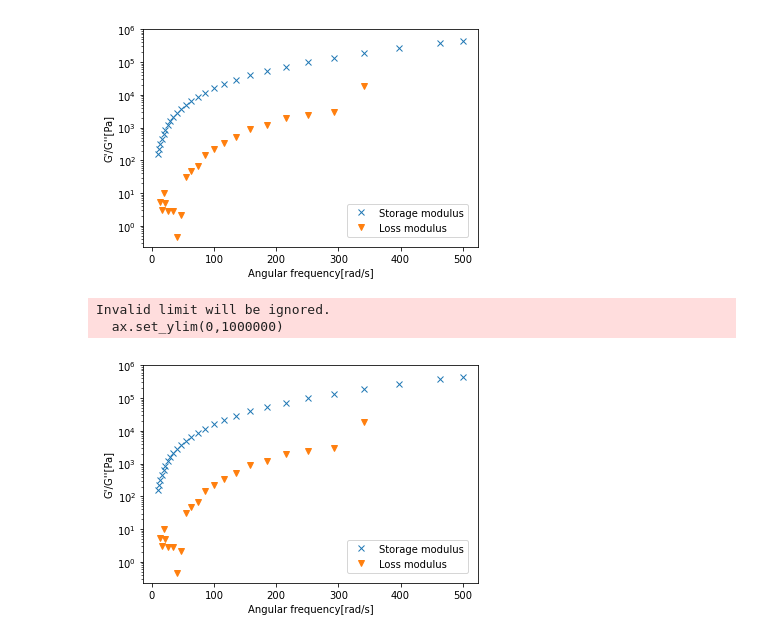
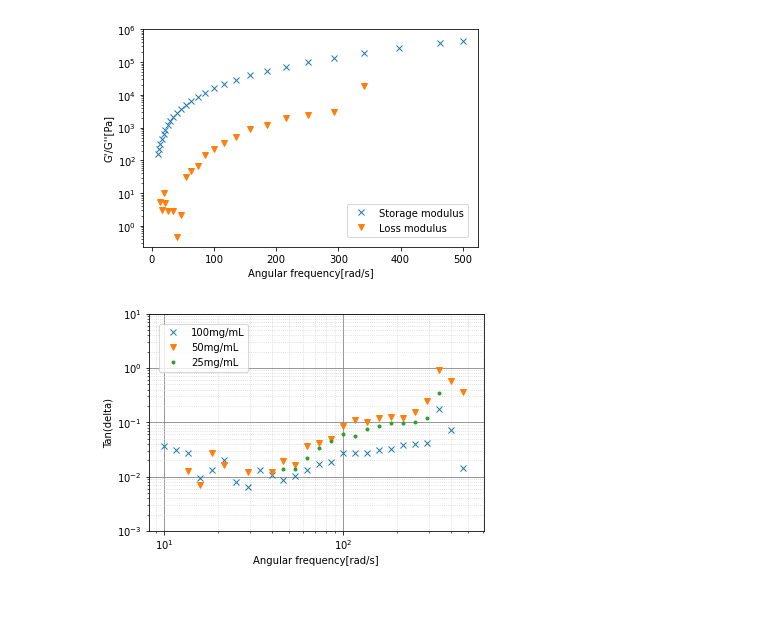
Before and after one commit to komainu99/dynamic-mechanical-analysis, a Jupyter notebook: debug.ipynb, the cells around one changed output. Drawn from its saved outputs; the diff is of its cells as text; code cells hidden in the pictures; blank space fills up the shorter version.

```diff
--- a/debug.ipynb
+++ b/debug.ipynb
@@ -248,51 +248,52 @@ Invalid limit will be ignored.
   ax.set_ylim(0,1000000)
 [figure]
 # %%
+# 周波数依存性
+
 %matplotlib inline
 import numpy as np
 import pandas as pd
 import matplotlib.pyplot as plt
 import seaborn as sns
 
+column = 'Tan(delta)'
+
 file_path = '/Volumes/KAZU-USB/220701_Rheo/100mg03%10to500rads (2).txt'
 file_path2 = '/Volumes/KAZU-USB/220701_Rheo/50mg03%10to500rads (3).txt'
-file_path3 = '/Volumes/KAZU-USB/220701_Rheo/25mg03%10to500rads (5).txt'
-
-column = '25mgmL'
+file_path3 = '/Volumes/KAZU-USB/220701_Rheo/25mg03%10to500rads (2).txt'
 
 df = pd.read_table(file_path, header=90)
 df.drop(index=0, inplace=True)
-
 df2 = pd.read_table(file_path2, header=90)
 df2.drop(index=0, inplace=True)
-
 df3 = pd.read_table(file_path3, header=90)
 df3.drop(index=0, inplace=True)
 
 fig, ax = plt.subplots()
 
-plt.plot(df3['Angular frequency'].astype('float'), df3['Storage modulus'].astype('float'), label='Storage modulus', marker='x', linestyle='None')
-plt.plot(df3['Angular frequency'].astype('float'), df3['Loss modulus'].astype('float'), label='Loss modulus', marker='v', linestyle='None')
-#plt.plot(df['Angular frequency'].astype('float'), df3[column].astype('float'), label='25mg/mL', marker='.', linestyle='None')
+plt.plot(df['Angular frequency'].astype('float'), df[column].astype('float'), label='100mg/mL', marker='x', linestyle='None')
+plt.plot(df2['Angular frequency'].astype('float'), df2[column].astype('float'), label='50mg/mL', marker='v', linestyle='None')
+plt.plot(df3['Angular frequency'].astype('float'), df3[column].astype('float'), label='25mg/mL', marker='.', linestyle='None')
 #plt.plot(df4['Angular frequency'].astype('float'), df4['Storage modulus'].astype('float'), label='25mg/mL', marker='.', linestyle='None')
 #plt.plot(df5['Angular frequency'].astype('float'), df5['Storage modulus'].astype('float'), label='25mg/mL', marker='.', linestyle='None')
 #plt.plot(df['Angular frequency'].astype('float'), df['Storage modulus'].astype('float'), label="Storage modulus", marker='v', linestyle='None')
 
-#ax.set_xscale('log')
+ax.set_xscale('log')
 ax.set_yscale('log')
 #ax.set_xlim(0, 10)
-ax.set_ylim(0,1000000)
+ax.set_ylim(0.001,10)
+plt.minorticks_on()
+plt.grid(which="major", color="gray", linestyle="solid")
+plt.grid(which="minor", color="lightgray", linestyle="dotted")
 
 ax.set_xlabel('Angular frequency[rad/s]')
-ax.set_ylabel("G'/G''[Pa]")
+ax.set_ylabel("Tan(delta)")
 
 title = column
 
-plt.legend(bbox_to_anchor=(1, 0), loc='lower right', borderaxespad=1)
+plt.legend(bbox_to_anchor=(0, 1), loc='upper left', borderaxespad=1)
 plt.show()
 
 fig.savefig("%s.png"%title)
 # %% [output]
-Invalid limit will be ignored.
-  ax.set_ylim(0,1000000)
-[figure, old version]
+[figure, new version]
```
Also changed, not shown: parts of 1 cell of this notebook.
